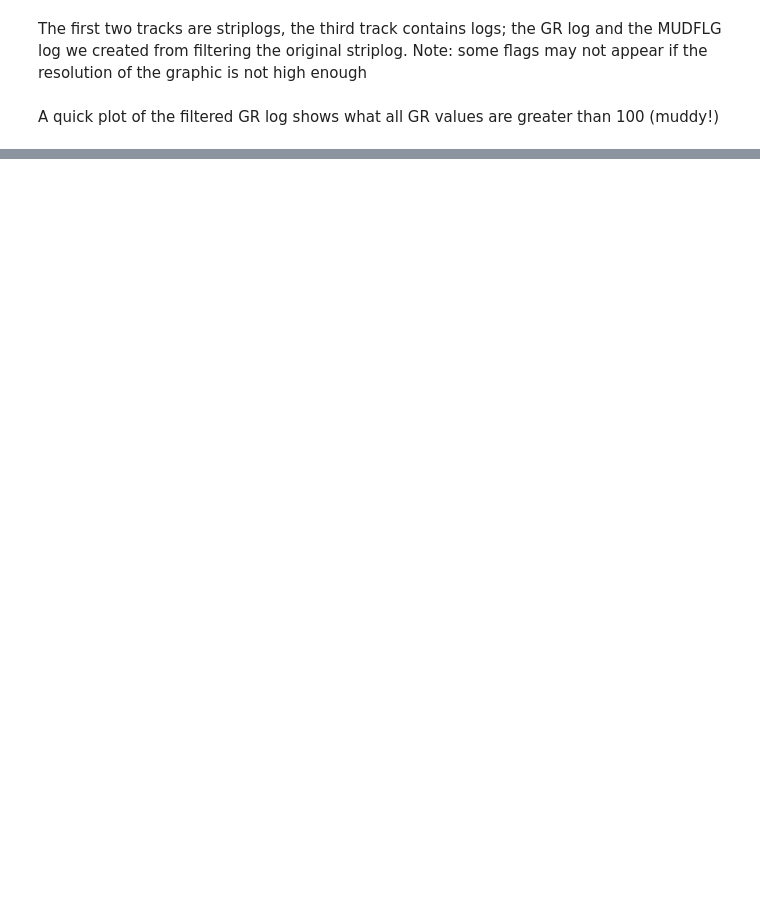
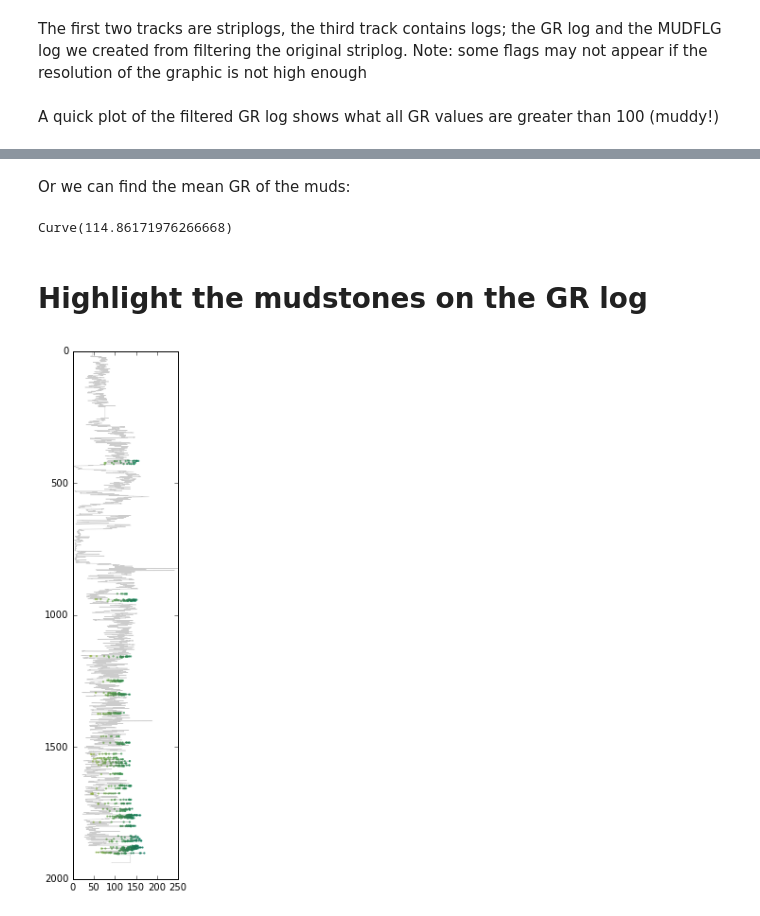
Before and after one commit to EvanBianco/recipes, a Jupyter notebook: Filtering a log with a striplog.ipynb, the cells around one changed output, grey strips where cells are left out. Saved outputs shown, nothing was run; the diff lists cells and outputs as text; code cells hidden in the pictures; blank space fills up the shorter version.

```diff
--- a/Filtering a log with a striplog.ipynb
+++ b/Filtering a log with a striplog.ipynb
@@ -118,0 +121,19 @@ muddy_GR.plot()
+# %% [markdown]
+Or we can find the mean GR of the muds:
+# %%
+gr[mud_flag].mean()
+# %% [output]
+Curve(114.86171976266668)
+# %% [markdown]
+# Highlight the mudstones on the GR log
+# %%
+import matplotlib.pyplot as plt
+f = plt.figure(figsize=(2,10))
+ax1 = f.add_subplot(111)
+ax1.plot(gr.data, gr.basis, c='k',alpha=0.2, lw=0.5)
+ax1.scatter(muddy_GR.data, muddy_GR.basis, c=muddy_GR.data, s=5, edgecolor='', cmap='summer_r', clim=(10,200), alpha=0.75)
+ax1.set_ylim(0,2000)
+ax1.set_xlim(0,250)
+ax1.invert_yaxis()
+# %% [output]
+[figure, added]
```
Also changed, not shown: parts of 15 cells of this notebook, 2 other files.
